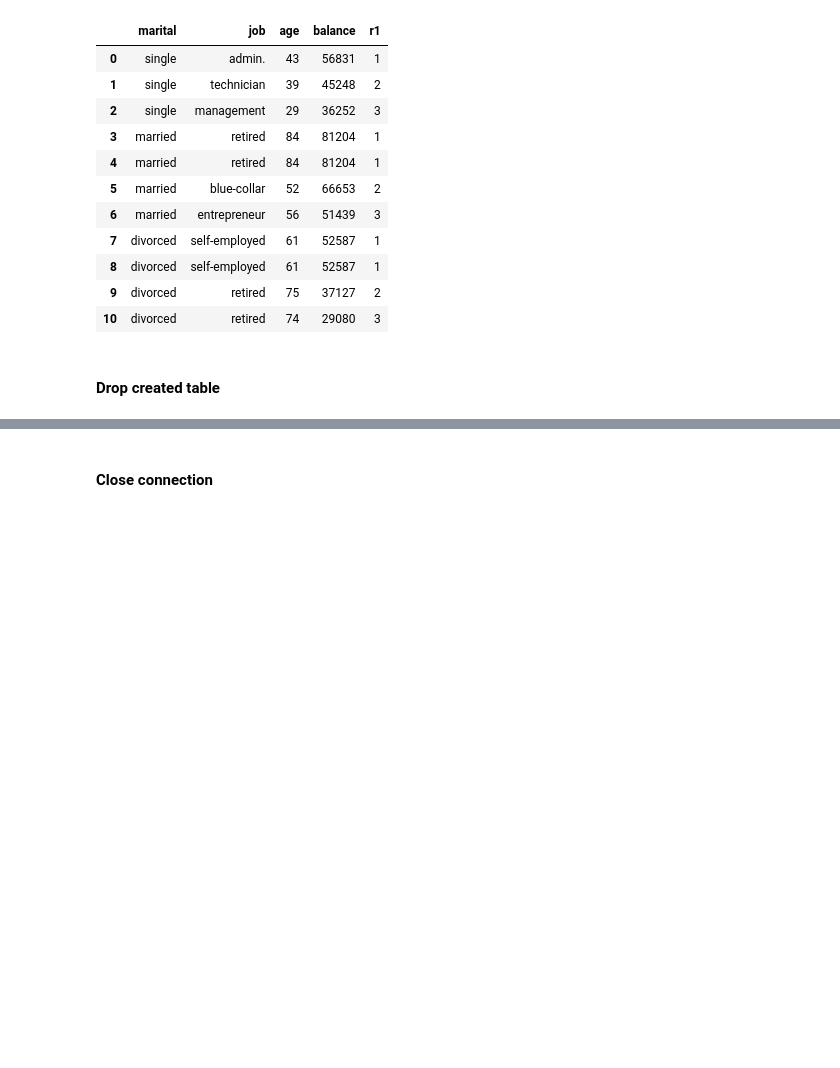
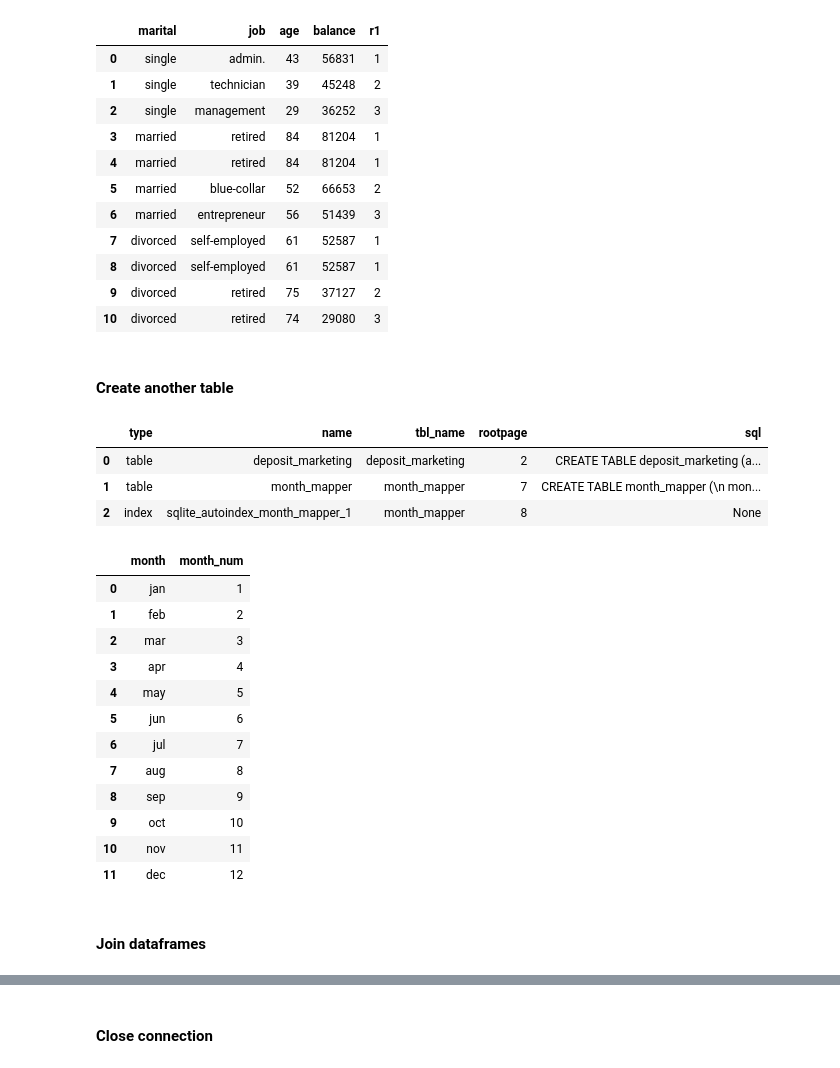
Before and after one commit to randy-chng/demo_sql, a Jupyter notebook: demo.ipynb, the cells around one changed output, grey strips where cells are left out. Drawn from its saved outputs; the diff is of its cells as text; code cells hidden in the pictures; blank space fills up the shorter version.

```diff
--- a/demo.ipynb
+++ b/demo.ipynb
@@ -263,4 +272,4 @@ query_table(
 | 9 | divorced | retired | 75 | 37127 | 2 |
 | 10 | divorced | retired | 74 | 29080 | 3 |
 # %% [markdown]
-#### Drop created table
+#### Create another table
@@ -272,0 +286,7 @@ c.close()
+# %%
+query_table(conn, 'select * from sqlite_master')
+# %% [output]
+|  | type | name | tbl_name | rootpage | sql |
+| 0 | table | deposit_marketing | deposit_marketing | 2 | CREATE TABLE deposit_marketing (a... |
+| 1 | table | month_mapper | month_mapper | 7 | CREATE TABLE month_mapper (\n mon... |
+| 2 | index | sqlite_autoindex_month_mapper_1 | month_mapper | 8 | None |
@@ -272,0 +316,18 @@ c.close()
+# %%
+query_table(conn, 'select * from month_mapper')
+# %% [output]
+|  | month | month_num |
+| 0 | jan | 1 |
+| 1 | feb | 2 |
+| 2 | mar | 3 |
+| 3 | apr | 4 |
+| 4 | may | 5 |
+| 5 | jun | 6 |
+| 6 | jul | 7 |
+| 7 | aug | 8 |
+| 8 | sep | 9 |
+| 9 | oct | 10 |
+| 10 | nov | 11 |
+| 11 | dec | 12 |
+# %% [markdown]
+#### Join dataframes
```
Also changed, not shown: parts of 7 cells of this notebook, 1 other file.
